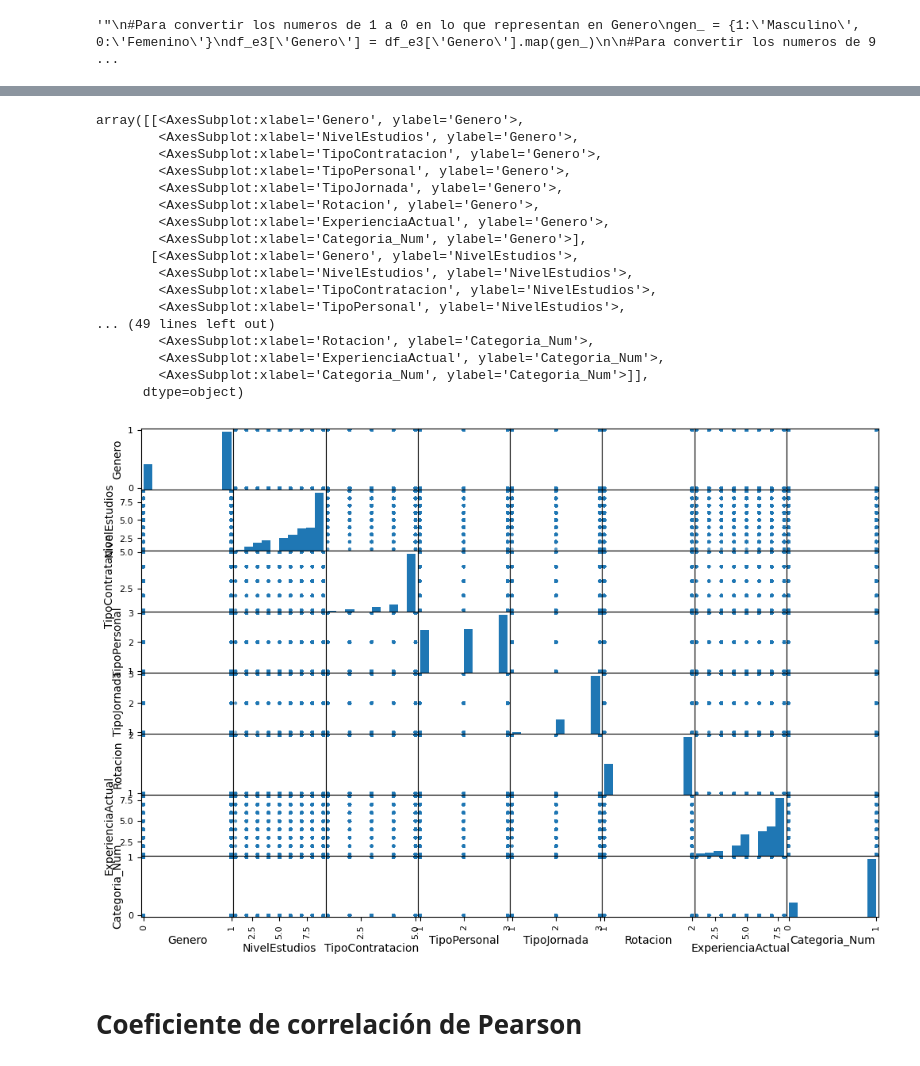
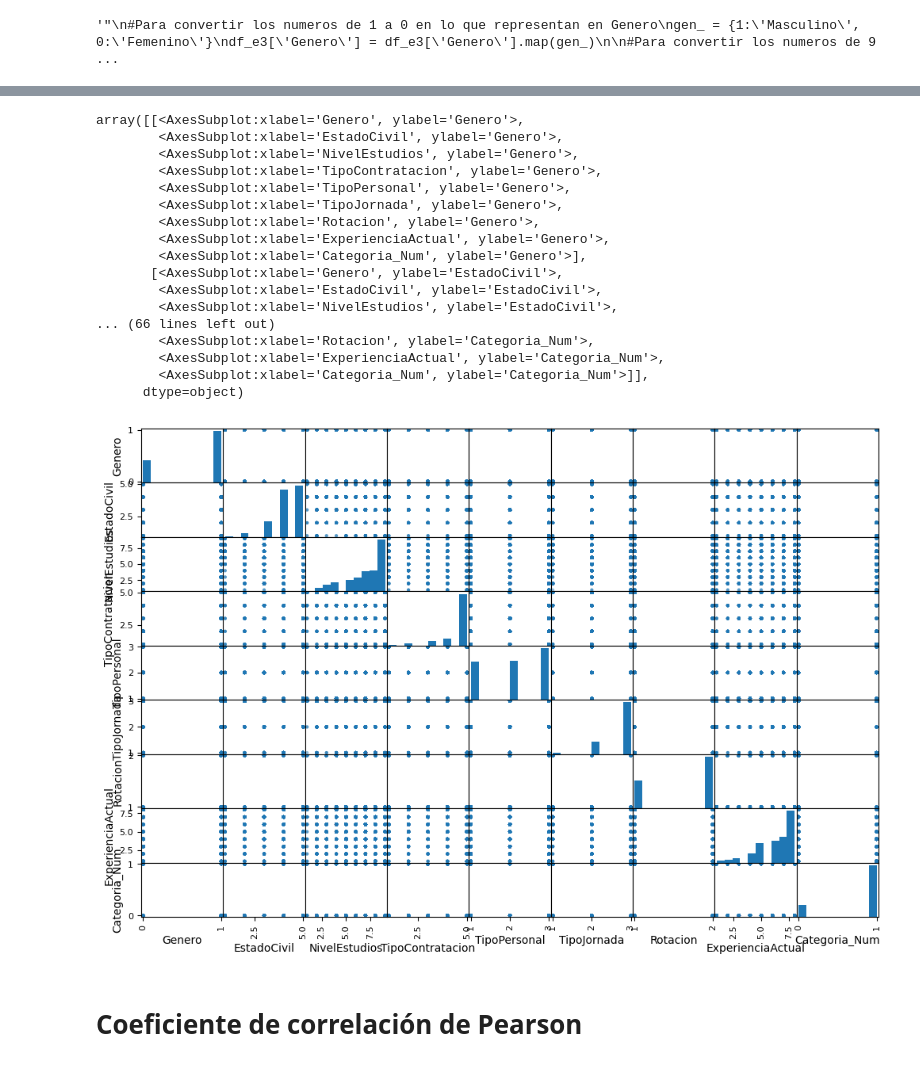
Before and after one commit to HeribertoVR/Proyecto---Tesis, a Jupyter notebook: Tesis.ipynb, the cells around one changed output, grey strips where cells are left out. Cells and saved outputs as stored; diff of their text form; code cells hidden in the pictures.

Commit message:
Casi fin
Arreglar para estudio de graficas

```diff
--- a/Tesis.ipynb
+++ b/Tesis.ipynb
@@ -626,7 +644,7 @@ df_e1 = df_e1.dropna()
 df_e1.to_csv('Tabla_Resultados2.csv')
 # %%
 #Obtengo el documento de excel guardado con anterioridad y los datos se los mando a un dataframe
-df_resultados  = pd.read_csv('Tabla_Resultados.csv', index_col=0)
+df_resultados  = pd.read_csv('solucionError.csv', index_col=0)
 df_resultados  = df_resultados.dropna() #Aqui se eliminan las filas que contengan algun valor nulo (NaN) y se guardan los cambios
 df_resultados
 # %% [output]
@@ -645,0 +664,4 @@ df_resultados
+# %%
+#Se deja solo los atributos de la tabla que si se pudieron hacer numeros sin problemas
+df_resultados = df_resultados.loc[:, ['Genero','EstadoCivil','NivelEstudios','TipoContratacion','TipoPersonal','TipoJornada','Rotacion','ExperienciaActual','Resultado']]
+df_resultados
@@ -748,27 +784,27 @@ array([[<AxesSubplot:title={'center':'Genero'}>,
 # %%
 #Hacer diagramas de correlacion
 from pandas.plotting import scatter_matrix
-atributos = ['Genero','NivelEstudios','TipoContratacion','TipoPersonal','TipoJornada','Rotacion','ExperienciaActual','Categoria_Num']
+atributos = ['Genero', 'EstadoCivil','NivelEstudios','TipoContratacion','TipoPersonal','TipoJornada','Rotacion','ExperienciaActual','Categoria_Num']
 scatter_matrix(df_resultados[atributos],figsize=(12,8))
 # %% [output]
 array([[<AxesSubplot:xlabel='Genero', ylabel='Genero'>,
+        <AxesSubplot:xlabel='EstadoCivil', ylabel='Genero'>,
         <AxesSubplot:xlabel='NivelEstudios', ylabel='Genero'>,
         <AxesSubplot:xlabel='TipoContratacion', ylabel='Genero'>,
         <AxesSubplot:xlabel='TipoPersonal', ylabel='Genero'>,
         <AxesSubplot:xlabel='TipoJornada', ylabel='Genero'>,
         <AxesSubplot:xlabel='Rotacion', ylabel='Genero'>,
         <AxesSubplot:xlabel='ExperienciaActual', ylabel='Genero'>,
         <AxesSubplot:xlabel='Categoria_Num', ylabel='Genero'>],
-       [<AxesSubplot:xlabel='Genero', ylabel='NivelEstudios'>,
-        <AxesSubplot:xlabel='NivelEstudios', ylabel='NivelEstudios'>,
-        <AxesSubplot:xlabel='TipoContratacion', ylabel='NivelEstudios'>,
-        <AxesSubplot:xlabel='TipoPersonal', ylabel='NivelEstudios'>,
-... (49 lines left out)
+       [<AxesSubplot:xlabel='Genero', ylabel='EstadoCivil'>,
+        <AxesSubplot:xlabel='EstadoCivil', ylabel='EstadoCivil'>,
+        <AxesSubplot:xlabel='NivelEstudios', ylabel='EstadoCivil'>,
+... (66 lines left out)
         <AxesSubplot:xlabel='Rotacion', ylabel='Categoria_Num'>,
         <AxesSubplot:xlabel='ExperienciaActual', ylabel='Categoria_Num'>,
         <AxesSubplot:xlabel='Categoria_Num', ylabel='Categoria_Num'>]],
       dtype=object)
-[figure, old version]
+[figure, new version]
 # %% [markdown]
 # Coeficiente de correlación de Pearson
 # %%
```
Also changed, not shown: parts of 105 cells of this notebook, 30 other files.
